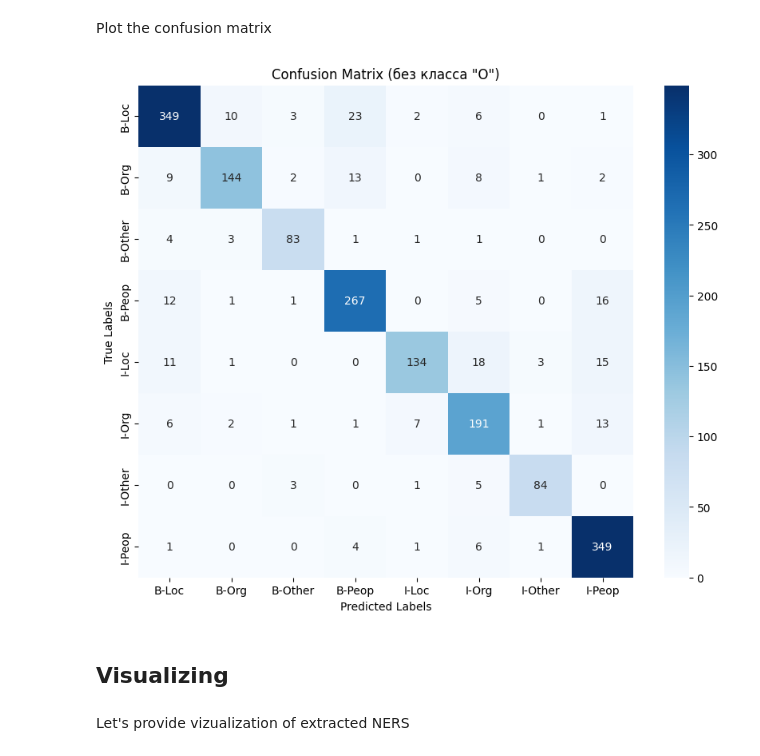
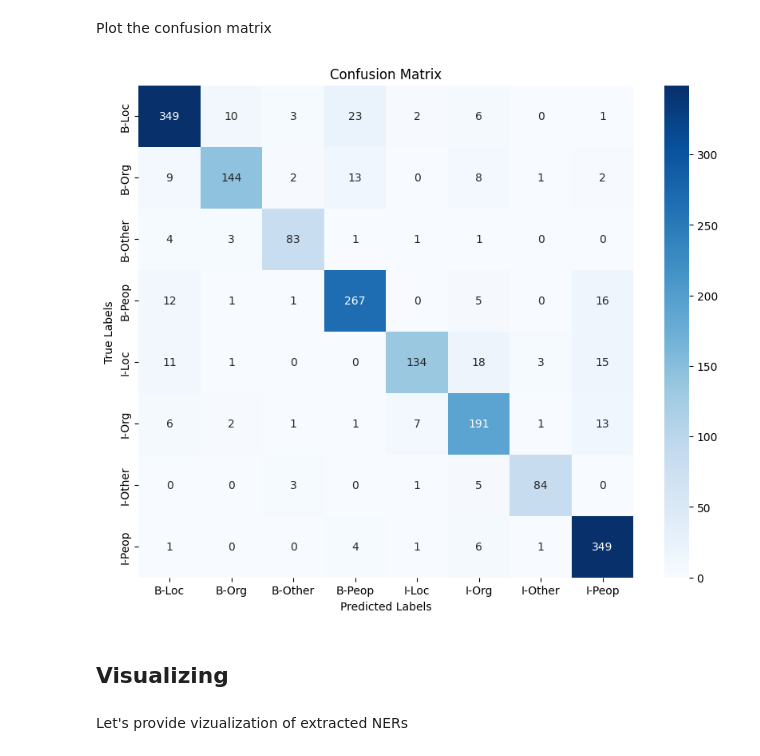
Before and after one commit to Ulyana-Nagornaya/NER_for_KG, a Jupyter notebook: notebooks/CRF_ML.ipynb, the cells around one changed output. Saved outputs shown, nothing was run; the diff lists cells and outputs as text; code cells hidden in the pictures.

```diff
--- a/notebooks/CRF_ML.ipynb
+++ b/notebooks/CRF_ML.ipynb
@@ -262,19 +310,2 @@ plt.show()
 # %% [markdown]
 #### Triplets
-# %%
-def create_triplets(relations, named_entities):
-    triplets = []
-    for relation in relations:
-        head_idx = relation['head']
-        tail_idx = relation['tail']
-        rel_type = relation['type']
-
-        head_entity_str = named_entities[head_idx]
-        tail_entity_str = named_entities[tail_idx]
-
-        head_text = head_entity_str.split(' (', 1)[0].strip()
-        tail_text = tail_entity_str.split(' (', 1)[0].strip()
-
-        triplet = f"{head_text}|{rel_type}|{tail_text}"
-        triplets.append(triplet)
-    return triplets
@@ -281,6 +331,8 @@ def create_triplets(relations, named_entities):
 # %%
-df_train['triplets'] = df_train.apply(lambda row: create_triplets(row['relations'], row['named_entities']), axis=1)
-df_train['triplet_count'] = df_train['triplets'].apply(len)
-df_train
+#triplet_count for test
+df_test['named_entities'] = df_test.apply(lambda row: create_named_entities(row['entities'], row['tokens']), axis=1)
+df_test['triplets'] = df_test.apply(lambda row: create_triplets(row['relations'], row['named_entities']), axis=1)
+df_test['triplet_count'] = df_test['triplets'].apply(len)
+df_test
 # %% [output]
 |  | entities | tokens | relations | orig_id | texts | named_entities | triplets | triplet_count |
@@ -530,26 +589,26 @@ Plot the confusion matrix
 # %%
 filtered_true = []
 filtered_pred = []
 for true_tag, pred_tag in zip(y_test_flat, y_pred_flat):
     if true_tag != 'O':
         filtered_true.append(true_tag)
         filtered_pred.append(pred_tag)
 
 labels = list(set(tag for sent in y_test for tag in sent if tag != 'O'))
 labels.sort()
 
 cm = confusion_matrix(filtered_true, filtered_pred, labels=labels)
 
 plt.figure(figsize=(10, 8))
 sns.heatmap(cm, annot=True, fmt='d', cmap='Blues',
             xticklabels=labels, yticklabels=labels)
-plt.title('Confusion Matrix (без класса "O")')
+plt.title('Confusion Matrix')
 plt.xlabel('Predicted Labels')
 plt.ylabel('True Labels')
 plt.show()
 # %% [output]
-[figure, old version]
+[figure, new version]
 # %% [markdown]
 ## Visualizing
 # %% [markdown]
-Let's provide vizualization of extracted NERS
+Let's provide vizualization of extracted NERs
```
Also changed, not shown: parts of 34 cells of this notebook, 4 other files.
